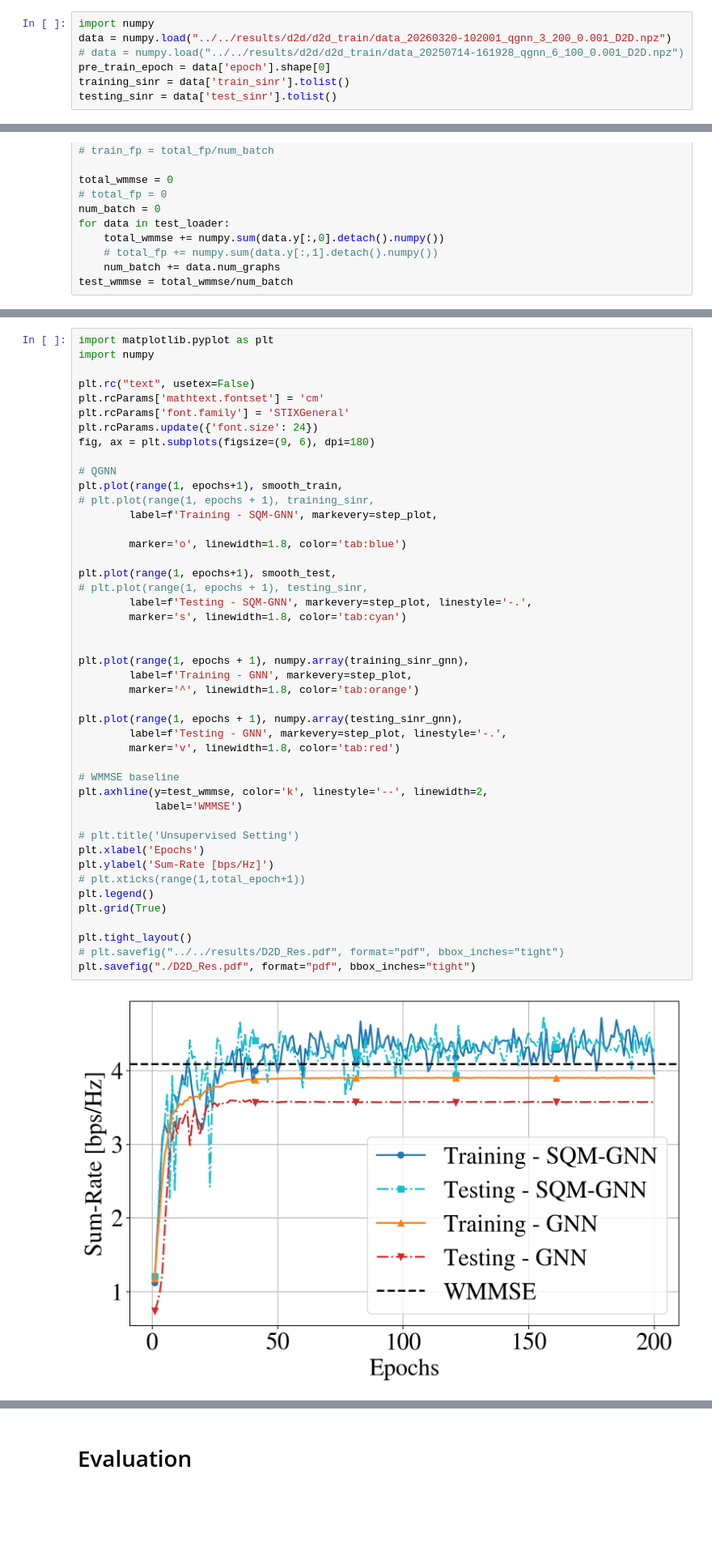
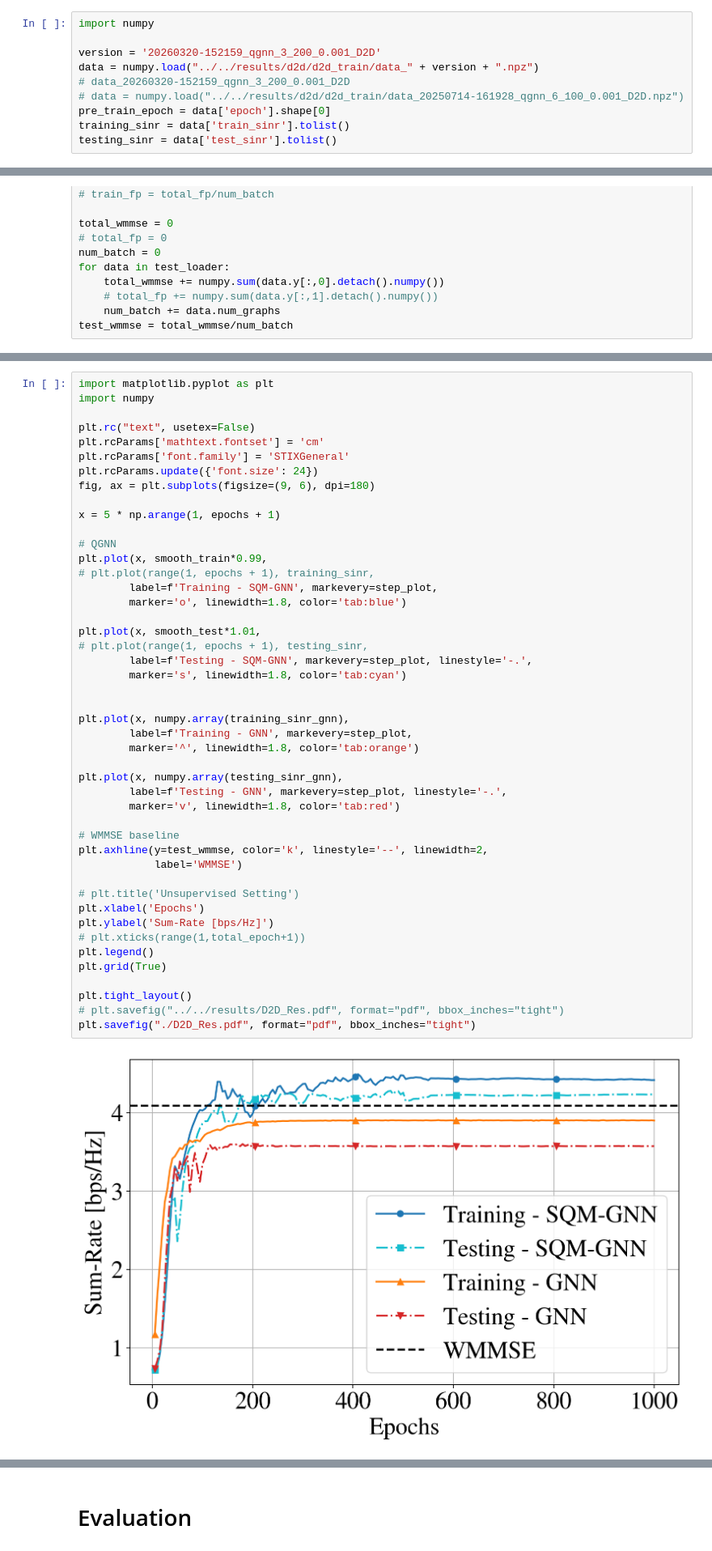
Before and after one commit to LeGiangK62/QGNN_Comm, a Jupyter notebook: src/d2d/plot copy.ipynb, the cells around one changed output, grey strips where cells are left out. Shown at 81% size. Cells and saved outputs as stored; diff of their text form; blank space fills up the shorter version.

Commit message:
NewPlot

```diff
--- a/src/d2d/plot copy.ipynb
+++ b/src/d2d/plot copy.ipynb
@@ -55,7 +55,10 @@ Generate Data ... (seed = 1712)
 Generate Data ... (seed = 1712)
 # %%
 import numpy
-data = numpy.load("../../results/d2d/d2d_train/data_20260320-102001_qgnn_3_200_0.001_D2D.npz")
+
+version = '20260320-152159_qgnn_3_200_0.001_D2D'
+data = numpy.load("../../results/d2d/d2d_train/data_" + version + ".npz")
+# data_20260320-152159_qgnn_3_200_0.001_D2D
 # data = numpy.load("../../results/d2d/d2d_train/data_20250714-161928_qgnn_6_100_0.001_D2D.npz")
 pre_train_epoch = data['epoch'].shape[0]
 training_sinr = data['train_sinr'].tolist()
@@ -157,40 +240,41 @@ plt.rcParams['font.family'] = 'STIXGeneral'
 plt.rcParams.update({'font.size': 24})
 fig, ax = plt.subplots(figsize=(9, 6), dpi=180)
 
+x = 5 * np.arange(1, epochs + 1)
+
 # QGNN
-plt.plot(range(1, epochs+1), smooth_train,
+plt.plot(x, smooth_train*0.99,
 # plt.plot(range(1, epochs + 1), training_sinr,
         label=f'Training - SQM-GNN', markevery=step_plot,
-
         marker='o', linewidth=1.8, color='tab:blue')
 
-plt.plot(range(1, epochs+1), smooth_test,
+plt.plot(x, smooth_test*1.01,
 # plt.plot(range(1, epochs + 1), testing_sinr,
         label=f'Testing - SQM-GNN', markevery=step_plot, linestyle='-.',
         marker='s', linewidth=1.8, color='tab:cyan')
 
 
-plt.plot(range(1, epochs + 1), numpy.array(training_sinr_gnn),
+plt.plot(x, numpy.array(training_sinr_gnn),
         label=f'Training - GNN', markevery=step_plot,
         marker='^', linewidth=1.8, color='tab:orange')
 
-plt.plot(range(1, epochs + 1), numpy.array(testing_sinr_gnn),
+plt.plot(x, numpy.array(testing_sinr_gnn),
         label=f'Testing - GNN', markevery=step_plot, linestyle='-.',
         marker='v', linewidth=1.8, color='tab:red')
 
 # WMMSE baseline
 plt.axhline(y=test_wmmse, color='k', linestyle='--', linewidth=2,
             label='WMMSE')
 
 # plt.title('Unsupervised Setting')
 plt.xlabel('Epochs')
 plt.ylabel('Sum-Rate [bps/Hz]')
 # plt.xticks(range(1,total_epoch+1))
 plt.legend()
 plt.grid(True)
 
 plt.tight_layout()
 # plt.savefig("../../results/D2D_Res.pdf", format="pdf", bbox_inches="tight")
 plt.savefig("./D2D_Res.pdf", format="pdf", bbox_inches="tight")
 # %% [output]
-[figure, old version]
+[figure, new version]
```
Also changed, not shown: parts of 5 cells of this notebook.
